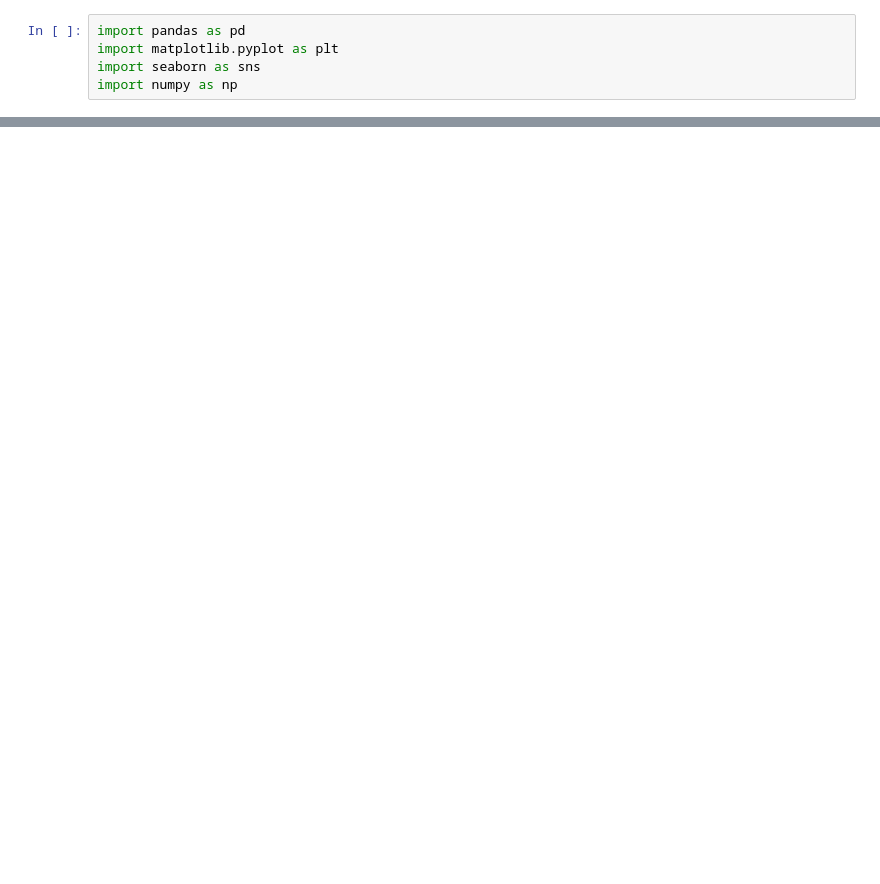
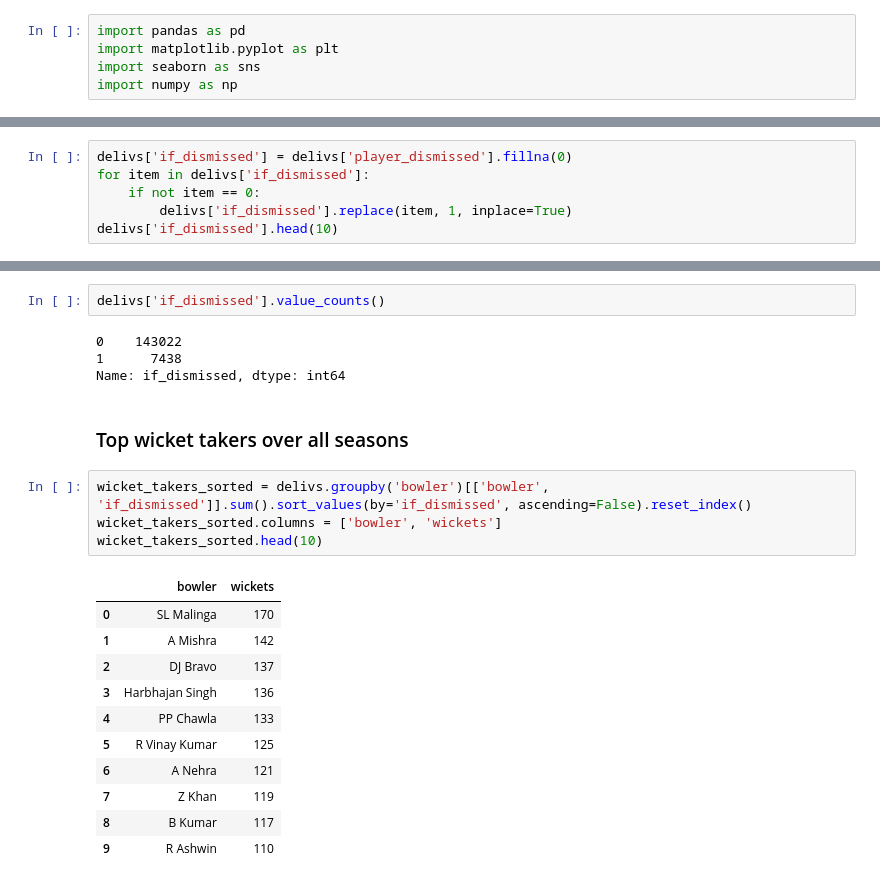
Before and after one commit to ryuukkk/ipl-analysis, a Jupyter notebook: visualisations.ipynb, the cells around one changed output, grey strips where cells are left out. Saved outputs shown, nothing was run; the diff lists cells and outputs as text; blank space fills up the shorter version.

Commit message:
top scorers and wicket takers.

```diff
--- a/visualisations.ipynb
+++ b/visualisations.ipynb
@@ -18,0 +49,6 @@ matches.head()
+# %%
+delivs['if_dismissed'] = delivs['player_dismissed'].fillna(0)
+for item in delivs['if_dismissed']:
+    if not item == 0:
+        delivs['if_dismissed'].replace(item, 1, inplace=True)
+delivs['if_dismissed'].head(10)
@@ -18,0 +67,24 @@ matches.head()
+# %%
+delivs['if_dismissed'].value_counts()
+# %% [output]
+0    143022
+1      7438
+Name: if_dismissed, dtype: int64
+# %% [markdown]
+<h3>Top wicket takers over all seasons</h3>
+# %%
+wicket_takers_sorted = delivs.groupby('bowler')[['bowler', 'if_dismissed']].sum().sort_values(by='if_dismissed', ascending=False).reset_index()
+wicket_takers_sorted.columns = ['bowler', 'wickets']
+wicket_takers_sorted.head(10)
+# %% [output]
+|  | bowler | wickets |
+| 0 | SL Malinga | 170 |
+| 1 | A Mishra | 142 |
+| 2 | DJ Bravo | 137 |
+| 3 | Harbhajan Singh | 136 |
+| 4 | PP Chawla | 133 |
+| 5 | R Vinay Kumar | 125 |
+| 6 | A Nehra | 121 |
+| 7 | Z Khan | 119 |
+| 8 | B Kumar | 117 |
+| 9 | R Ashwin | 110 |
```
Also changed, not shown: parts of 6 cells of this notebook.
